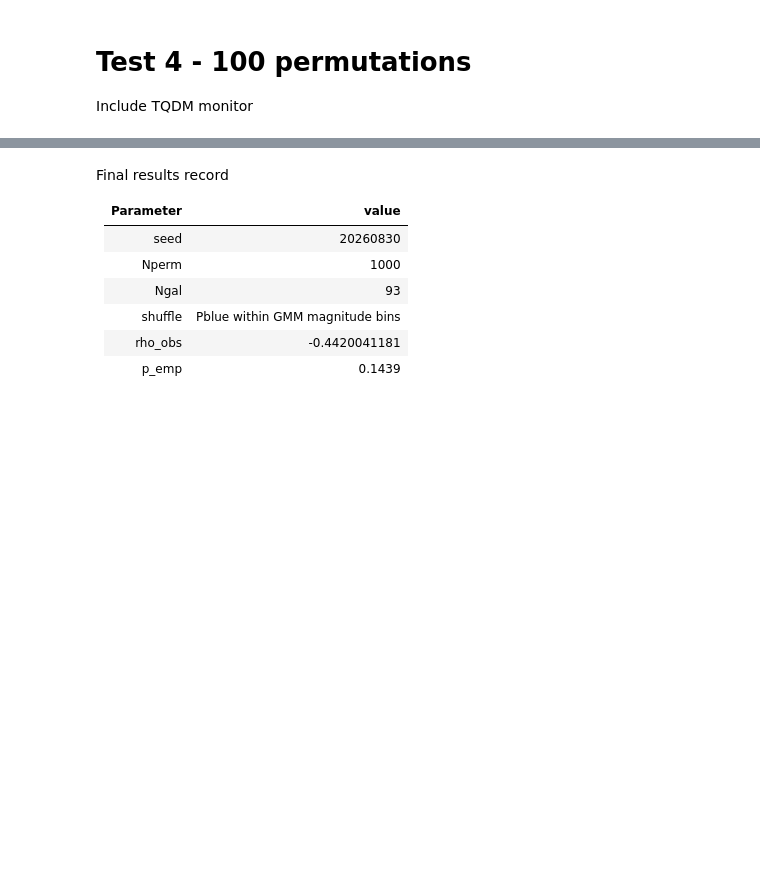
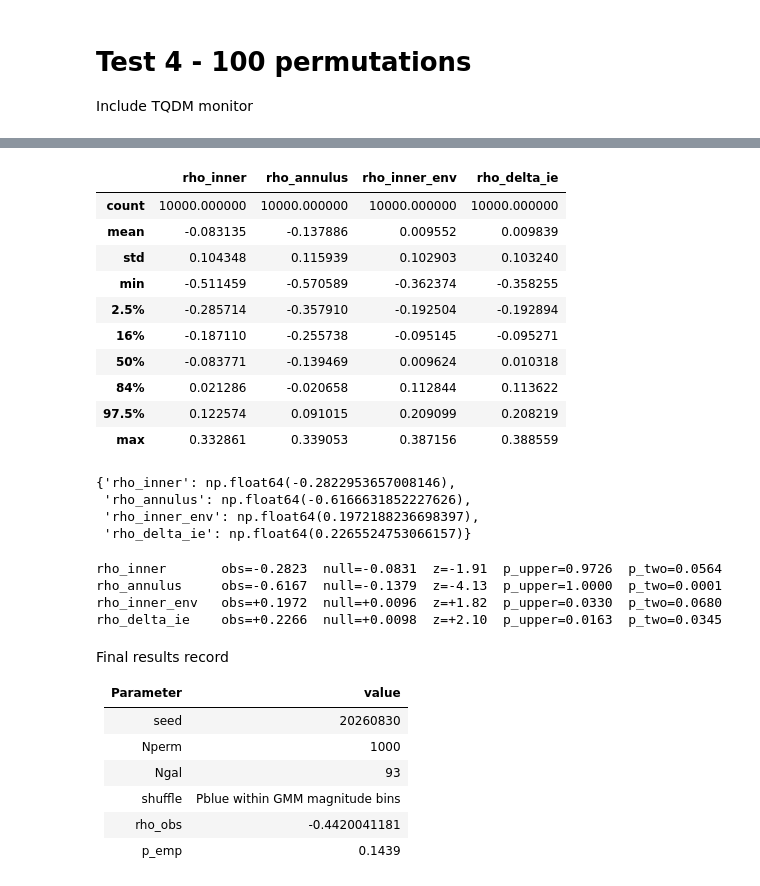
Before and after one commit to Pommers/Coma-GCS-colors, a Jupyter notebook: 05_inner_env_contrast.ipynb, the cells around one changed output, grey strips where cells are left out. Cells and saved outputs as stored; diff of their text form; code cells hidden in the pictures; blank space fills up the shorter version.

```diff
--- a/05_inner_env_contrast.ipynb
+++ b/05_inner_env_contrast.ipynb
@@ -1376,37 +1426,74 @@ for i in tqdm(range(N_PERM), desc="Permutations"):
 null_df = pd.DataFrame(rows)
 # %%
 summary = null_df[
-    ["rho_inner", "rho_annulus", "rho_bgsub", "rho_delta"]
+    ["rho_inner", "rho_annulus", "rho_inner_env", "rho_delta_ie"]
 ].describe(
     percentiles=[0.025, 0.16, 0.5, 0.84, 0.975]
 )
 
 display(summary)
+# %% [output]
+|  | rho_inner | rho_annulus | rho_inner_env | rho_delta_ie |
+| count | 10000.000000 | 10000.000000 | 10000.000000 | 10000.000000 |
+| mean | -0.083135 | -0.137886 | 0.009552 | 0.009839 |
+| std | 0.104348 | 0.115939 | 0.102903 | 0.103240 |
+| min | -0.511459 | -0.570589 | -0.362374 | -0.358255 |
+| 2.5% | -0.285714 | -0.357910 | -0.192504 | -0.192894 |
+| 16% | -0.187110 | -0.255738 | -0.095145 | -0.095271 |
+| 50% | -0.083771 | -0.139469 | 0.009624 | 0.010318 |
+| 84% | 0.021286 | -0.020658 | 0.112844 | 0.113622 |
+| 97.5% | 0.122574 | 0.091015 | 0.209099 | 0.208219 |
+| max | 0.332861 | 0.339053 | 0.387156 | 0.388559 |
 # %%
-observed = {
-    "rho_inner":   -0.2823,
-    "rho_annulus": -0.6167,
-    "rho_bgsub":   -0.4084,
-    "rho_delta":   -0.4420,
+obs = {
+    "rho_inner":       test_orig["rho_inner"],
+    "rho_annulus":     test_orig["rho_annulus"],
+    "rho_inner_env":   test_orig["rho_inner_env"],
+    "rho_delta_ie":    test_orig["rho_delta_ie"],
 }
+obs
+# %% [output]
+{'rho_inner': np.float64(-0.2822953657008146),
+ 'rho_annulus': np.float64(-0.6166631852227626),
+ 'rho_inner_env': np.float64(0.1972188236698397),
+ 'rho_delta_ie': np.float64(0.2265524753066157)}
 # %%
-for col, rho_obs in observed.items():
+for col, rho_obs in obs.items():
 
-    vals = null_df[col].to_numpy()
+    null = null_df[col].to_numpy()
+    n = len(null)
 
-    n_extreme = np.sum(vals <= rho_obs)
-    p_emp = (n_extreme + 1) / (len(vals) + 1)
+    # Upper-tail probability: relevant because observed rho is positive
+    p_upper = (
+        np.sum(null >= rho_obs) + 1
+    ) / (n + 1)
+
+    # Two-sided empirical probability around the null mean
+    null_mean = np.mean(null)
+
+    p_two = (
+        np.sum(
+            np.abs(null - null_mean)
+            >= np.abs(rho_obs - null_mean)
+        ) + 1
+    ) / (n + 1)
 
     z = (
-        rho_obs - np.mean(vals)
-    ) / np.std(vals, ddof=1)
+        rho_obs - null_mean
+    ) / np.std(null, ddof=1)
 
     print(
-        f"{col:12s} "
+        f"{col:14s}  "
         f"obs={rho_obs:+.4f}  "
-        f"null mean={np.mean(vals):+.4f}  "
-        f"p_emp={p_emp:.4f}  "
-        f"z={z:+.2f}"
+        f"null={null_mean:+.4f}  "
+        f"z={z:+.2f}  "
+        f"p_upper={p_upper:.4f}  "
+        f"p_two={p_two:.4f}"
     )
+# %% [output]
+rho_inner       obs=-0.2823  null=-0.0831  z=-1.91  p_upper=0.9726  p_two=0.0564
+rho_annulus     obs=-0.6167  null=-0.1379  z=-4.13  p_upper=1.0000  p_two=0.0001
+rho_inner_env   obs=+0.1972  null=+0.0096  z=+1.82  p_upper=0.0330  p_two=0.0680
+rho_delta_ie    obs=+0.2266  null=+0.0098  z=+2.10  p_upper=0.0163  p_two=0.0345
 # %%
 null_df.to_csv(
```
Also changed, not shown: parts of 19 cells of this notebook, 2 other files.
